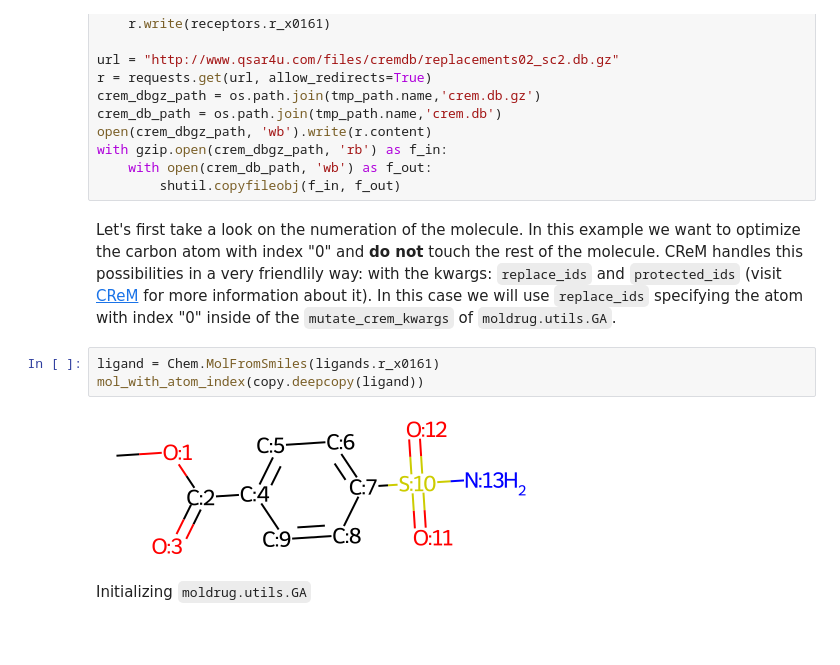
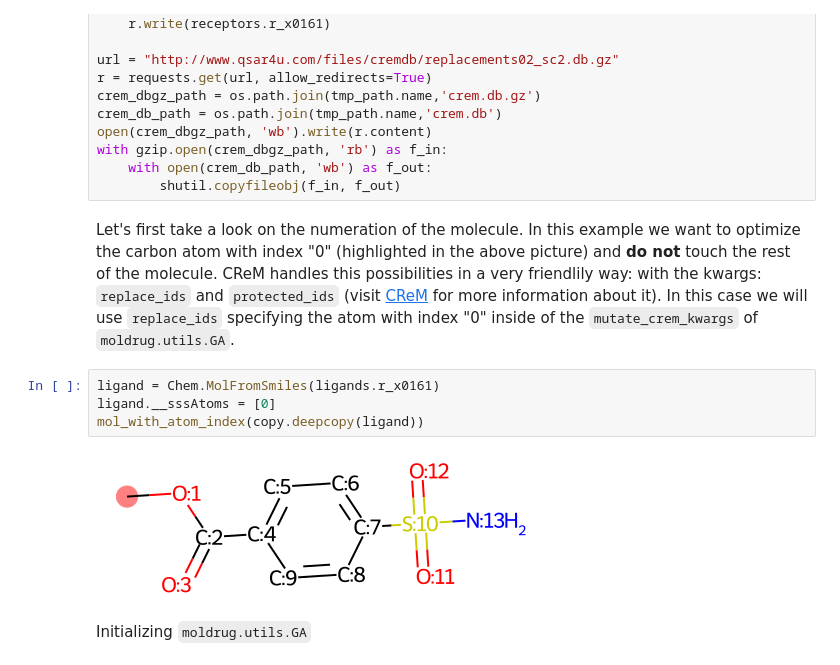
Before and after one commit to ale94mleon/moldrug, a Jupyter notebook: docs/notebooks/advance_topics.ipynb, the cells around one changed output. Saved outputs shown, nothing was run; the diff lists cells and outputs as text; blank space fills up the shorter version.

```diff
--- a/docs/notebooks/advance_topics.ipynb
+++ b/docs/notebooks/advance_topics.ipynb
@@ -42,12 +42,13 @@ with gzip.open(crem_dbgz_path, 'rb') as f_in:
     with open(crem_db_path, 'wb') as f_out:
         shutil.copyfileobj(f_in, f_out)
 # %% [markdown]
-Let's first take a look on the numeration of the molecule. In this example we want to optimize the carbon atom with index "0" and **do not** touch the rest of the molecule. CReM handles this possibilities in a very friendlily way: with the kwargs: `replace_ids` and `protected_ids` (visit [CReM](https://github.com/DrrDom/crem) for more information about it). In this case we will use `replace_ids` specifying the atom with index "0" inside of the `mutate_crem_kwargs` of `moldrug.utils.GA`.
+Let's first take a look on the numeration of the molecule. In this example we want to optimize the carbon atom with index "0" (highlighted in the above picture) and **do not** touch the rest of the molecule. CReM handles this possibilities in a very friendlily way: with the kwargs: `replace_ids` and `protected_ids` (visit [CReM](https://github.com/DrrDom/crem) for more information about it). In this case we will use `replace_ids` specifying the atom with index "0" inside of the `mutate_crem_kwargs` of `moldrug.utils.GA`.
 # %%
 ligand = Chem.MolFromSmiles(ligands.r_x0161)
+ligand.__sssAtoms = [0]
 mol_with_atom_index(copy.deepcopy(ligand))
 # %% [output]
-[figure, old version]
+[figure, new version]
 # %% [markdown]
 Initializing `moldrug.utils.GA`
 # %%
```
Also changed, not shown: 2 other files.
